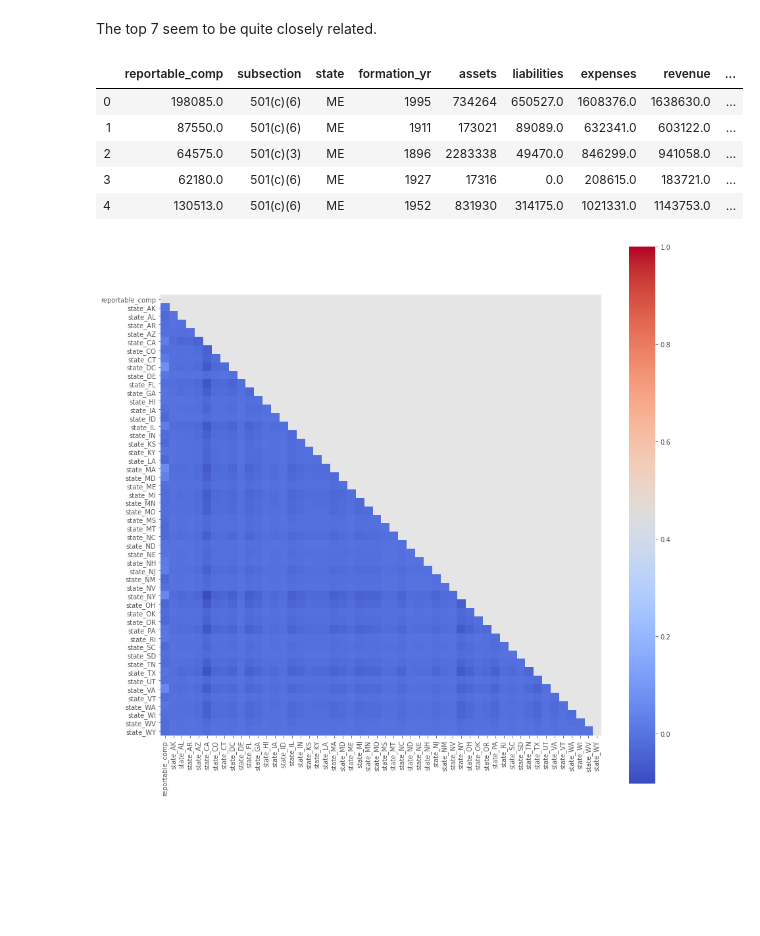
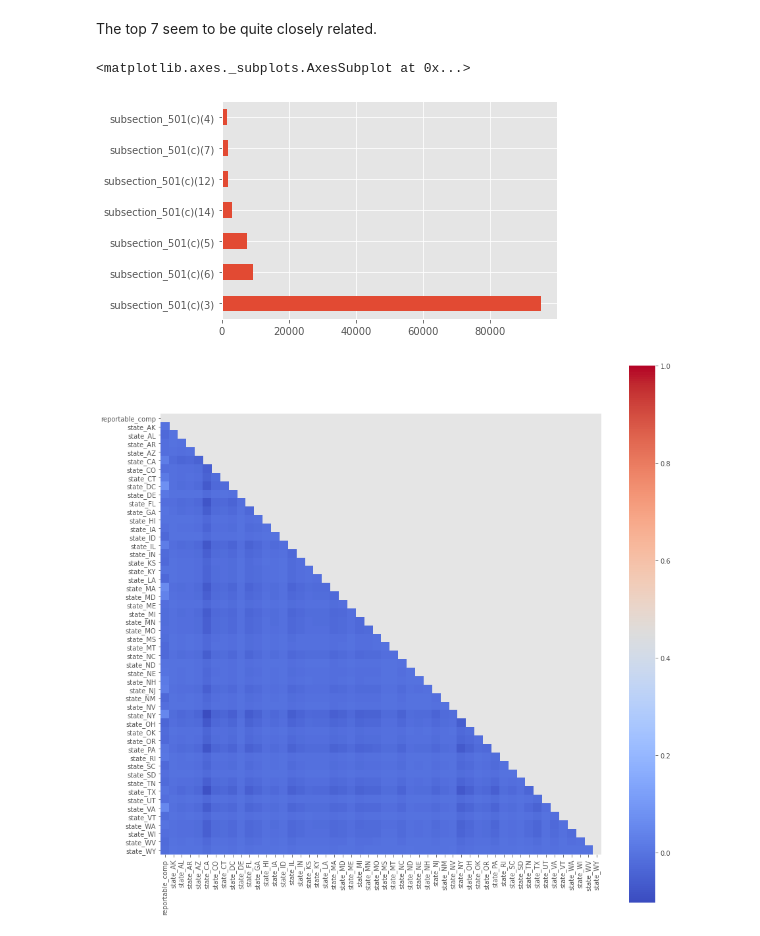
Before and after one commit to mrkjhsn/Not_for_Profit_Compensation_Modeling, a Jupyter notebook: 06.feature_engineering.ipynb, the cells around one changed output. Saved outputs shown, nothing was run; the diff lists cells and outputs as text; code cells hidden in the pictures; blank space fills up the shorter version.

```diff
--- a/06.feature_engineering.ipynb
+++ b/06.feature_engineering.ipynb
@@ -79,12 +86,9 @@ for cat in pd.get_dummies(df[['reportable_comp', 'subsection']]).corr().abs() \
-# %%
-df.head()
-# %% [output]
-|  | reportable_comp | subsection | state | formation_yr | assets | liabilities | expenses | revenue | ... |
-| 0 | 198085.0 | 501(c)(6) | ME | 1995 | 734264 | 650527.0 | 1608376.0 | 1638630.0 | ... |
-| 1 | 87550.0 | 501(c)(6) | ME | 1911 | 173021 | 89089.0 | 632341.0 | 603122.0 | ... |
-| 2 | 64575.0 | 501(c)(3) | ME | 1896 | 2283338 | 49470.0 | 846299.0 | 941058.0 | ... |
-| 3 | 62180.0 | 501(c)(6) | ME | 1927 | 17316 | 0.0 | 208615.0 | 183721.0 | ... |
-| 4 | 130513.0 | 501(c)(6) | ME | 1952 | 831930 | 314175.0 | 1021331.0 | 1143753.0 | ... |
+# %%
+# how many subsections are in each category?
+df.iloc[:, -7:].sum().plot(kind='barh');
+# %% [output]
+<matplotlib.axes._subplots.AxesSubplot at 0x...>
+[figure, added]
 # %%
 # show correlation heatmap comparing
 # target feature against state
```
Also changed, not shown: parts of 20 cells of this notebook.
